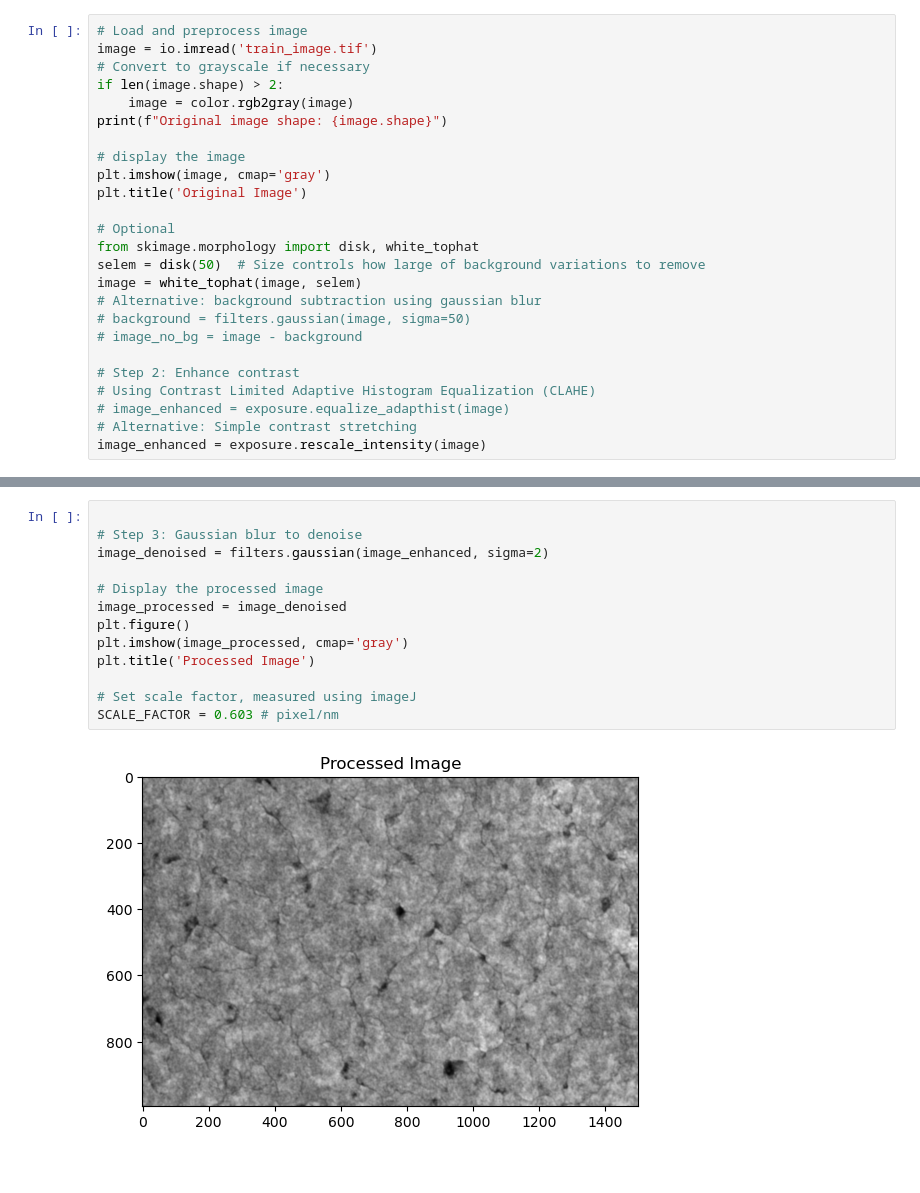
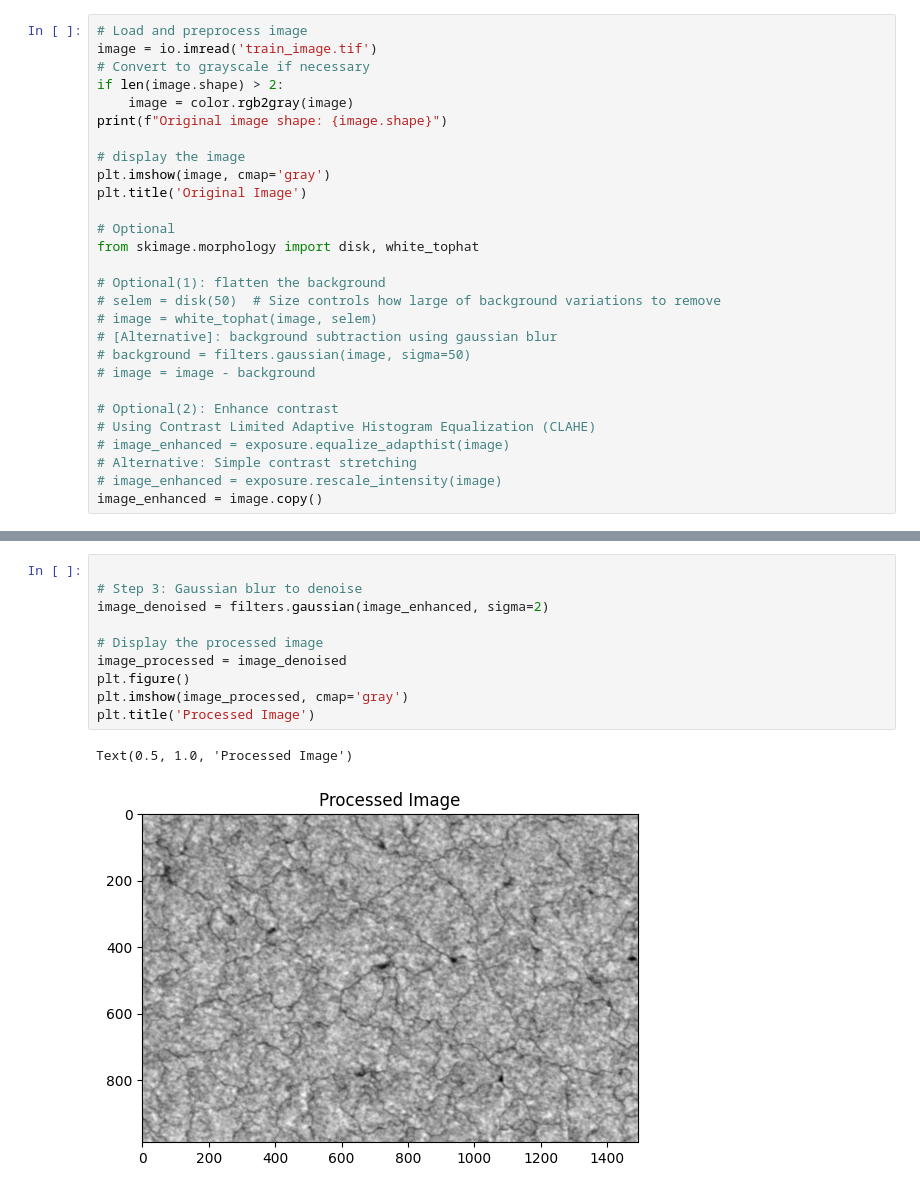
Before and after one commit to Robin-Hsu/SEM_grain_segmentation, a Jupyter notebook: preprocess_train_simple.ipynb, the cells around one changed output, grey strips where cells are left out. Drawn from its saved outputs; the diff is of its cells as text.

```diff
--- a/preprocess_train_simple.ipynb
+++ b/preprocess_train_simple.ipynb
@@ -26,15 +25,18 @@ plt.title('Original Image')
 
 # Optional
 from skimage.morphology import disk, white_tophat
-selem = disk(50)  # Size controls how large of background variations to remove
-image = white_tophat(image, selem)
-# Alternative: background subtraction using gaussian blur
+
+# Optional(1): flatten the background
+# selem = disk(50)  # Size controls how large of background variations to remove
+# image = white_tophat(image, selem)
+# [Alternative]: background subtraction using gaussian blur
 # background = filters.gaussian(image, sigma=50)
-# image_no_bg = image - background
+# image = image - background
 
-# Step 2: Enhance contrast
+# Optional(2): Enhance contrast
 # Using Contrast Limited Adaptive Histogram Equalization (CLAHE)
 # image_enhanced = exposure.equalize_adapthist(image)
 # Alternative: Simple contrast stretching
-image_enhanced = exposure.rescale_intensity(image)
+# image_enhanced = exposure.rescale_intensity(image)
+image_enhanced = image.copy()
 # %% [output]
@@ -43,18 +45,16 @@ Original image shape: (996, 1500)
 # %%
 
 # Step 3: Gaussian blur to denoise
 image_denoised = filters.gaussian(image_enhanced, sigma=2)
 
 # Display the processed image
 image_processed = image_denoised
 plt.figure()
 plt.imshow(image_processed, cmap='gray')
 plt.title('Processed Image')
-
-# Set scale factor, measured using imageJ
-SCALE_FACTOR = 0.603 # pixel/nm
 # %% [output]
+Text(0.5, 1.0, 'Processed Image')
-[figure, old version]
+[figure, new version]
 # %%
 # skimage feature extraction
 features = feature.multiscale_basic_features(
```
Also changed, not shown: parts of 7 cells of this notebook, 5 other files.
